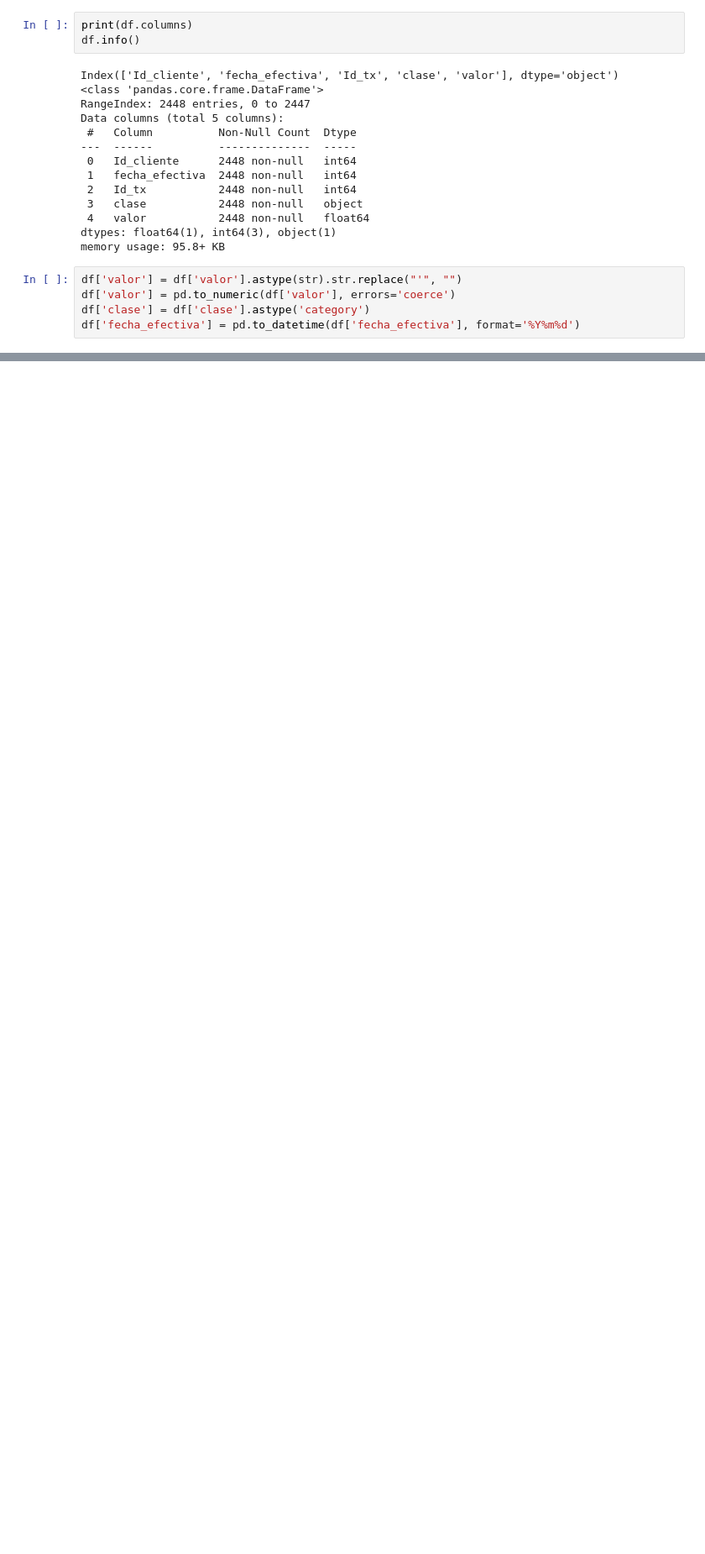
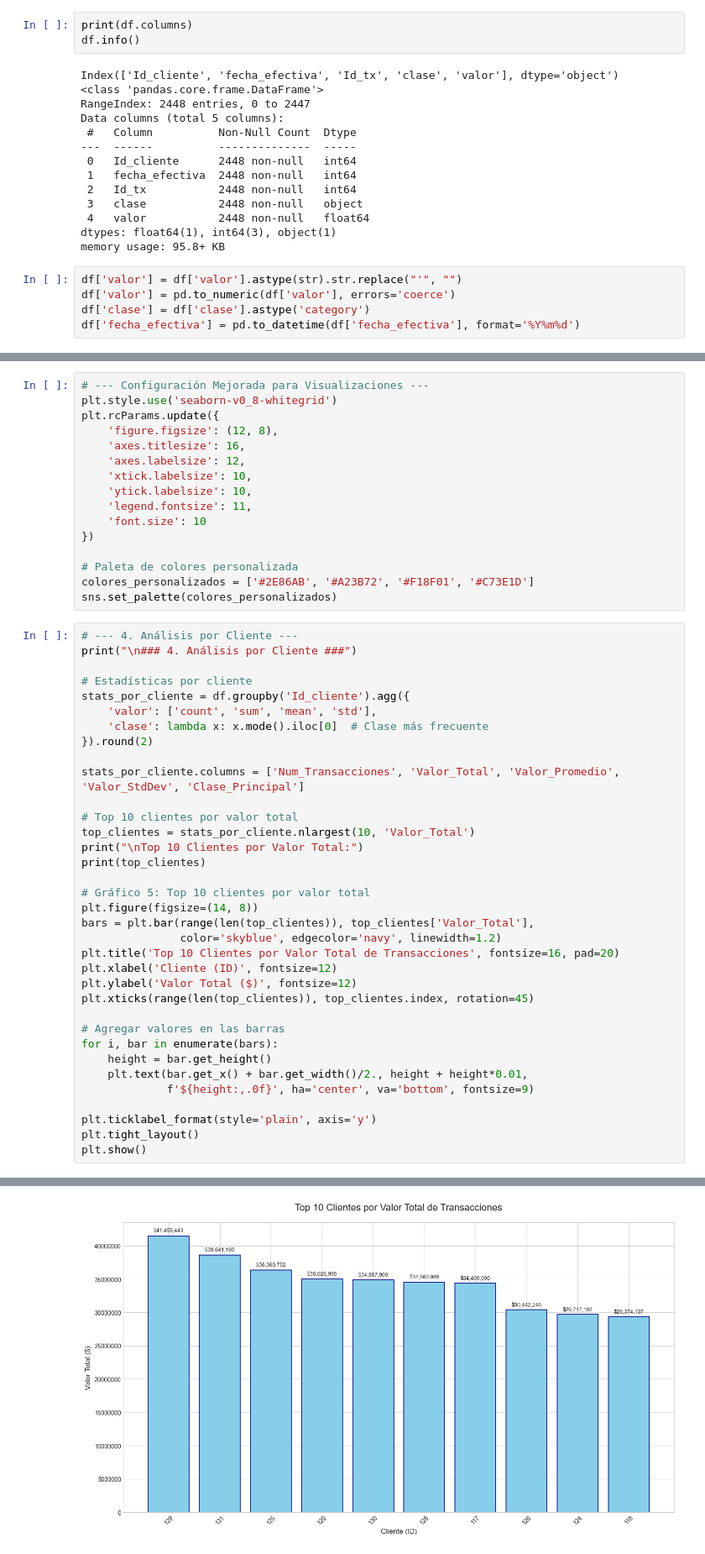
Before and after one commit to BrayanCumbalazaVallejo/customer-segmentation-test, a Jupyter notebook: homework/Sol_punto_1A.ipynb, the cells around one changed output, grey strips where cells are left out. Shown: that part at 84% size. Saved outputs shown, nothing was run; the diff lists cells and outputs as text; blank space fills up the shorter version.

```diff
--- a/homework/Sol_punto_1A.ipynb
+++ b/homework/Sol_punto_1A.ipynb
@@ -176,2 +174,54 @@ fecha_efectiva
 ==========================================================
 Análisis Descriptivo Completado ✅
+# %%
+# --- Configuración Mejorada para Visualizaciones ---
+plt.style.use('seaborn-v0_8-whitegrid')
+plt.rcParams.update({
+    'figure.figsize': (12, 8),
+    'axes.titlesize': 16,
+    'axes.labelsize': 12,
+    'xtick.labelsize': 10,
+    'ytick.labelsize': 10,
+    'legend.fontsize': 11,
+    'font.size': 10
+})
+
+# Paleta de colores personalizada
+colores_personalizados = ['#2E86AB', '#A23B72', '#F18F01', '#C73E1D']
+sns.set_palette(colores_personalizados)
+# %%
+# --- 4. Análisis por Cliente ---
+print("\n### 4. Análisis por Cliente ###")
+
+# Estadísticas por cliente
+stats_por_cliente = df.groupby('Id_cliente').agg({
+    'valor': ['count', 'sum', 'mean', 'std'],
+    'clase': lambda x: x.mode().iloc[0]  # Clase más frecuente
+}).round(2)
+
+stats_por_cliente.columns = ['Num_Transacciones', 'Valor_Total', 'Valor_Promedio', 'Valor_StdDev', 'Clase_Principal']
+
+# Top 10 clientes por valor total
+top_clientes = stats_por_cliente.nlargest(10, 'Valor_Total')
+print("\nTop 10 Clientes por Valor Total:")
+print(top_clientes)
+
+# Gráfico 5: Top 10 clientes por valor total
+plt.figure(figsize=(14, 8))
+bars = plt.bar(range(len(top_clientes)), top_clientes['Valor_Total'],
+               color='skyblue', edgecolor='navy', linewidth=1.2)
+plt.title('Top 10 Clientes por Valor Total de Transacciones', fontsize=16, pad=20)
+plt.xlabel('Cliente (ID)', fontsize=12)
+plt.ylabel('Valor Total ($)', fontsize=12)
+plt.xticks(range(len(top_clientes)), top_clientes.index, rotation=45)
+
+# Agregar valores en las barras
+for i, bar in enumerate(bars):
+    height = bar.get_height()
+    plt.text(bar.get_x() + bar.get_width()/2., height + height*0.01,
+             f'${height:,.0f}', ha='center', va='bottom', fontsize=9)
+
+plt.ticklabel_format(style='plain', axis='y')
+plt.tight_layout()
+plt.show()
+# %% [output]
@@ -177,0 +245 @@ Análisis Descriptivo Completado ✅
+[figure, added]
```
Also changed, not shown: parts of 5 cells of this notebook, 7 other files.
